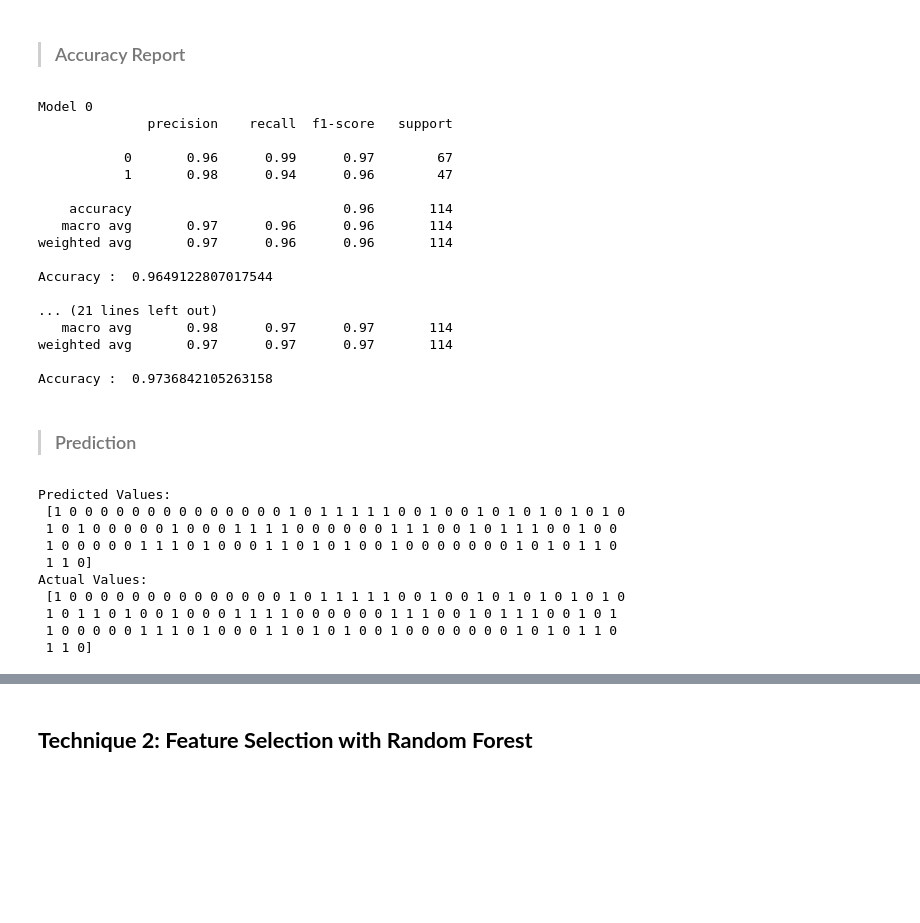
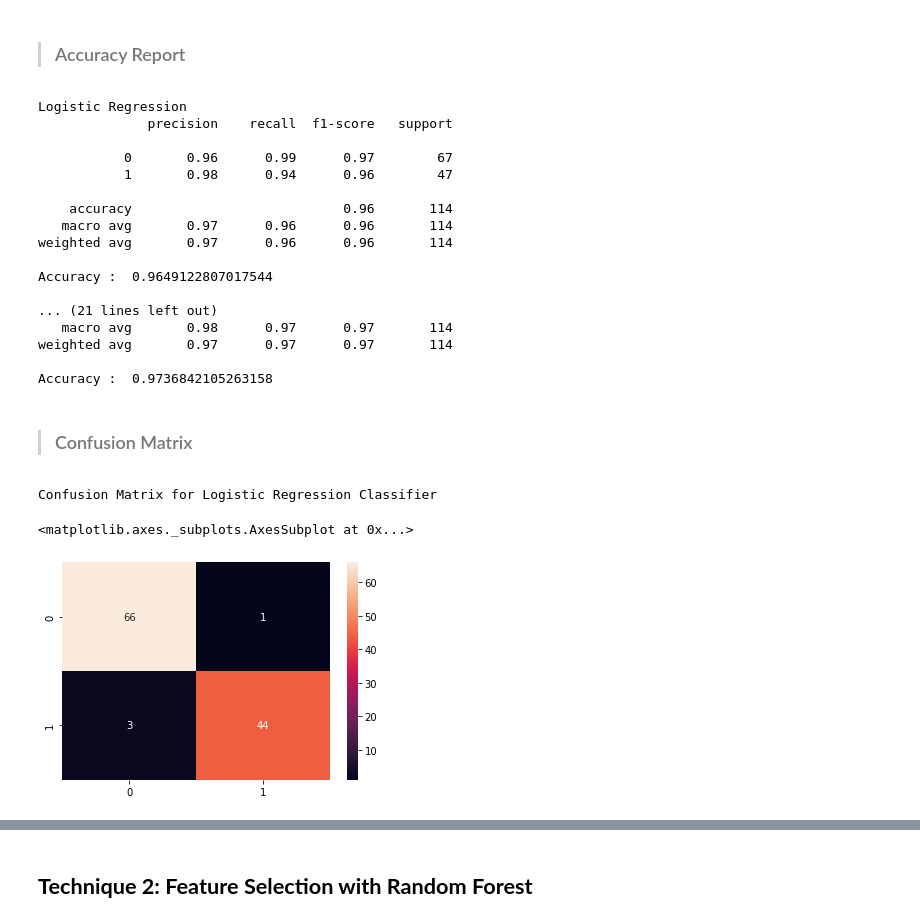
Before and after one commit to Niharika1-hash/Breast-Cancer-Detection-using-CNN, a Jupyter notebook: Breast_Cancer_Detection.ipynb, the cells around one changed output, grey strips where cells are left out. Saved outputs shown, nothing was run; the diff lists cells and outputs as text; code cells hidden in the pictures; blank space fills up the shorter version.

```diff
--- a/Breast_Cancer_Detection.ipynb
+++ b/Breast_Cancer_Detection.ipynb
@@ -248,6 +253,11 @@ def random_forest(x_train,y_train):
   return forest
 # %%
 model=[]
-model.append(logistic_regression(x_train,y_train))
+model.append([logistic_regression(x_train,y_train)])
 model.append(decision_tree(x_train,y_train))
 model.append(random_forest(x_train,y_train))
+
+model_name=[]
+model_name.append('Logistic Regression')
+model_name.append('Decision Tree')
+model_name.append('Random Forest')
@@ -253,0 +266,17 @@ model.append(random_forest(x_train,y_train))
+# %%
+pred=[]
+pred.append(logistic_regression(x_train,y_train).predict(x_test))
+print(model_name[0])
+print('Predicted Values:\n',pred)
+print('Actual Values:\n',y_test)
+print('\n')
+pred.append(model[1].predict(x_test))
+print(model_name[1])
+print('Predicted Values:\n',pred)
+print('Actual Values:\n',y_test)
+print('\n')
+pred.append(model[2].predict(x_test))
+print(model_name[2])
+print('Predicted Values:\n',pred)
+print('Actual Values:\n',y_test)
+print('\n')
@@ -257,11 +304,12 @@ model.append(random_forest(x_train,y_train))
 #testing the model/result
 for i in range(len(model)):
   print('\n')
-  print("Model",i)
-  print(classification_report(y_test,model[i].predict(x_test)))
-  print('Accuracy : ',accuracy_score(y_test,model[i].predict(x_test)))
+  print(model_name[i])
+  print(classification_report(y_test,pred[i]))
+  print('Accuracy : ',accuracy_score(y_test,pred[i]))
+  scores.append(accuracy_score(y_test,pred[i]))
 # %% [output]
-Model 0
+Logistic Regression
               precision    recall  f1-score   support
 
            0       0.96      0.99      0.97        67
@@ -278,21 +326,13 @@ Accuracy :  0.9649122807017544
 weighted avg       0.97      0.97      0.97       114
 
 Accuracy :  0.9736842105263158
-# %% [markdown]
-> ### Prediction
-# %%
-#prediction of random forest
-pred = model[2].predict(x_test)
-print('Predicted Values:\n',pred)
-print('Actual Values:\n',y_test)
-# %% [output]
-Predicted Values:
- [1 0 0 0 0 0 0 0 0 0 0 0 0 0 0 1 0 1 1 1 1 1 0 0 1 0 0 1 0 1 0 1 0 1 0 1 0
- 1 0 1 0 0 0 0 0 1 0 0 0 1 1 1 1 0 0 0 0 0 0 1 1 1 0 0 1 0 1 1 1 0 0 1 0 0
- 1 0 0 0 0 0 1 1 1 0 1 0 0 0 1 1 0 1 0 1 0 0 1 0 0 0 0 0 0 0 1 0 1 0 1 1 0
- 1 1 0]
-Actual Values:
- [1 0 0 0 0 0 0 0 0 0 0 0 0 0 0 1 0 1 1 1 1 1 0 0 1 0 0 1 0 1 0 1 0 1 0 1 0
- 1 0 1 1 0 1 0 0 1 0 0 0 1 1 1 1 0 0 0 0 0 0 1 1 1 0 0 1 0 1 1 1 0 0 1 0 1
- 1 0 0 0 0 0 1 1 1 0 1 0 0 0 1 1 0 1 0 1 0 0 1 0 0 0 0 0 0 0 1 0 1 0 1 1 0
- 1 1 0]
+# %% [markdown]
+> ### Confusion Matrix
+# %%
+print("Confusion Matrix for Logistic Regression Classifier")
+cm = confusion_matrix(y_test,pred[0])
+sns.heatmap(cm,annot=True,fmt="")
+# %% [output]
+Confusion Matrix for Logistic Regression Classifier
+<matplotlib.axes._subplots.AxesSubplot at 0x...>
+[figure, added]
```
Also changed, not shown: parts of 37 cells of this notebook.
